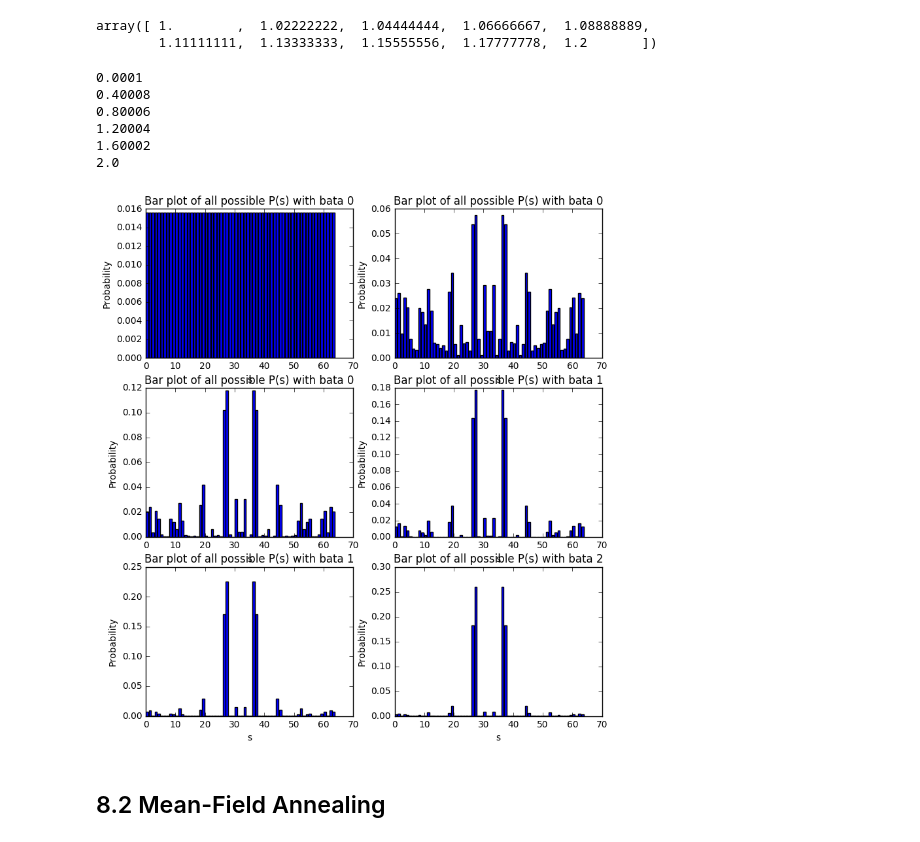
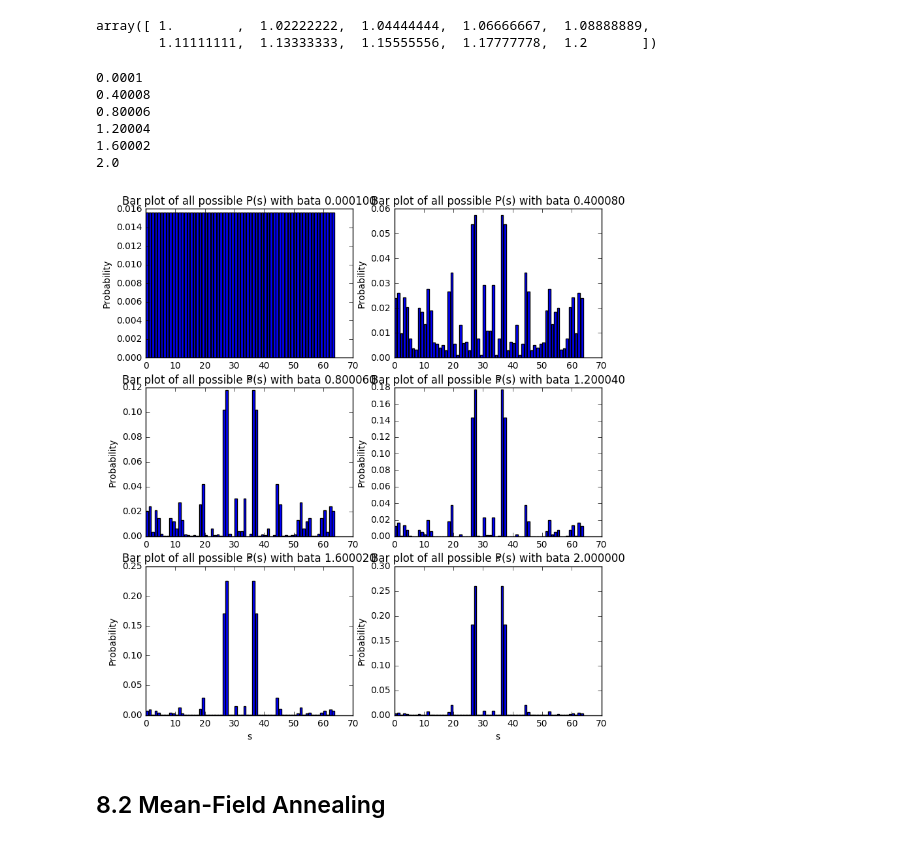
Before and after one commit to feifeizhuge/mi2, a Jupyter notebook: ex08/sheet08.ipynb, the cells around one changed output. Cells and saved outputs as stored; diff of their text form; code cells hidden in the pictures.

```diff
--- a/ex08/sheet08.ipynb
+++ b/ex08/sheet08.ipynb
@@ -148,24 +148,24 @@ array([ 1.        ,  1.02222222,  1.04444444,  1.06666667,  1.08888889,
 # %%
 betaset=np.linspace(0.0001,2.00,6)
 plt.figure(figsize=(9,10))
 ite=1
 for i in betaset:
     plt.subplot(3,2,ite)
     print(i)
     prob = P(s_ite , W,i)
     plt.bar(range(len(prob)),prob)
-    plt.title('Bar plot of all possible P(s) with bata %i'%i)
+    plt.title('Bar plot of all possible P(s) with bata %f'%i)
     plt.xlabel('s')
     plt.ylabel('Probability')
     ite = ite+1
 # %% [output]
 0.0001
 0.40008
 0.80006
 1.20004
 1.60002
 2.0
-[figure, old version]
+[figure, new version]
 # %%
 import numpy as np
 import numpy.testing as npt
```
Also changed, not shown: parts of 9 cells of this notebook.
